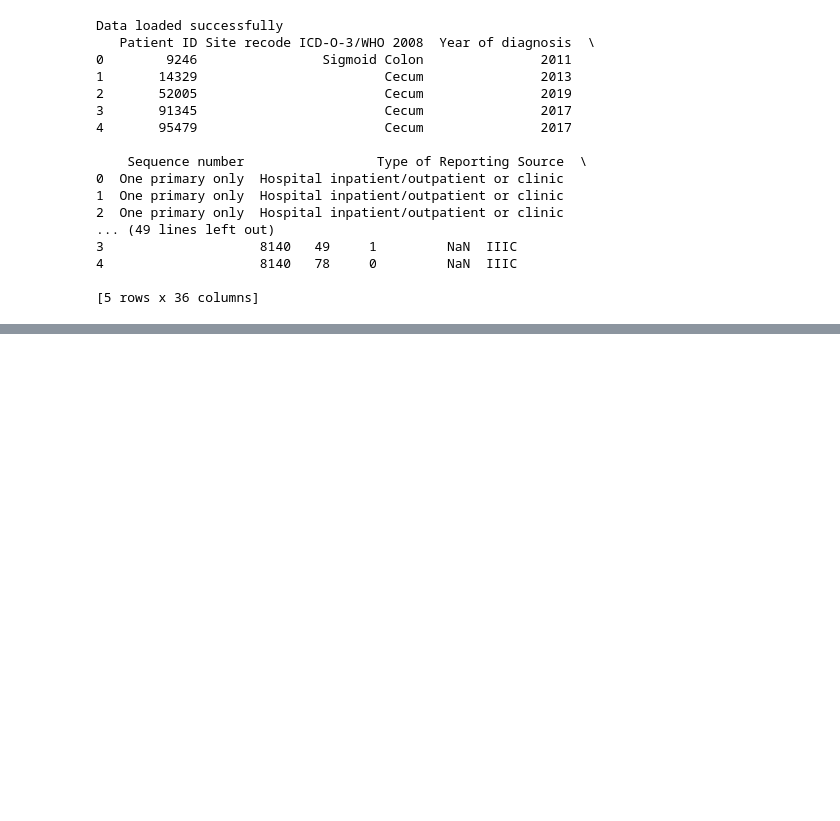
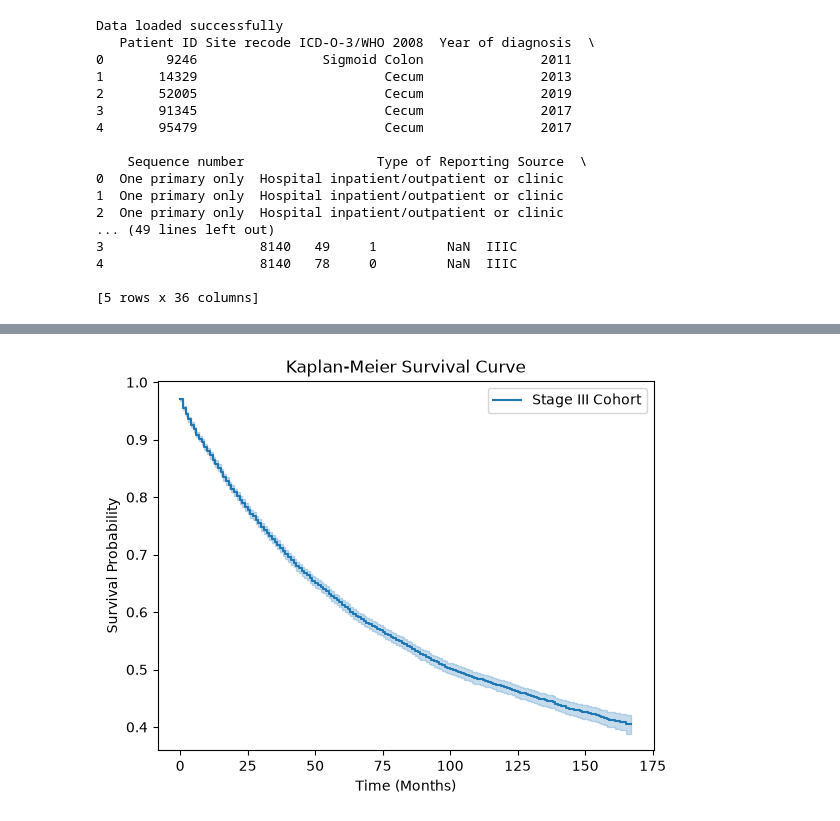
Before and after one commit to williamervin7/oncology-survival-simulation, a Jupyter notebook: notebooks/eda.ipynb, the cells around one changed output, grey strips where cells are left out. Saved outputs shown, nothing was run; the diff lists cells and outputs as text; code cells hidden in the pictures; blank space fills up the shorter version.

```diff
--- a/notebooks/eda.ipynb
+++ b/notebooks/eda.ipynb
@@ -53,0 +184,13 @@ Data loaded successfully
+# %%
+# Initialize and fit the model
+kmf = KaplanMeierFitter()
+kmf.fit(durations=df['Time'], event_observed=df['Event'], label='Stage III Cohort')
+
+# Plot the Kaplan-Meier survival curve
+kmf.plot_survival_function()
+plt.title("Kaplan-Meier Survival Curve")
+plt.xlabel("Time (Months)")
+plt.ylabel("Survival Probability")
+plt.show()
+# %% [output]
+[figure, added]
```
Also changed, not shown: parts of 9 cells of this notebook, 2 other files.
